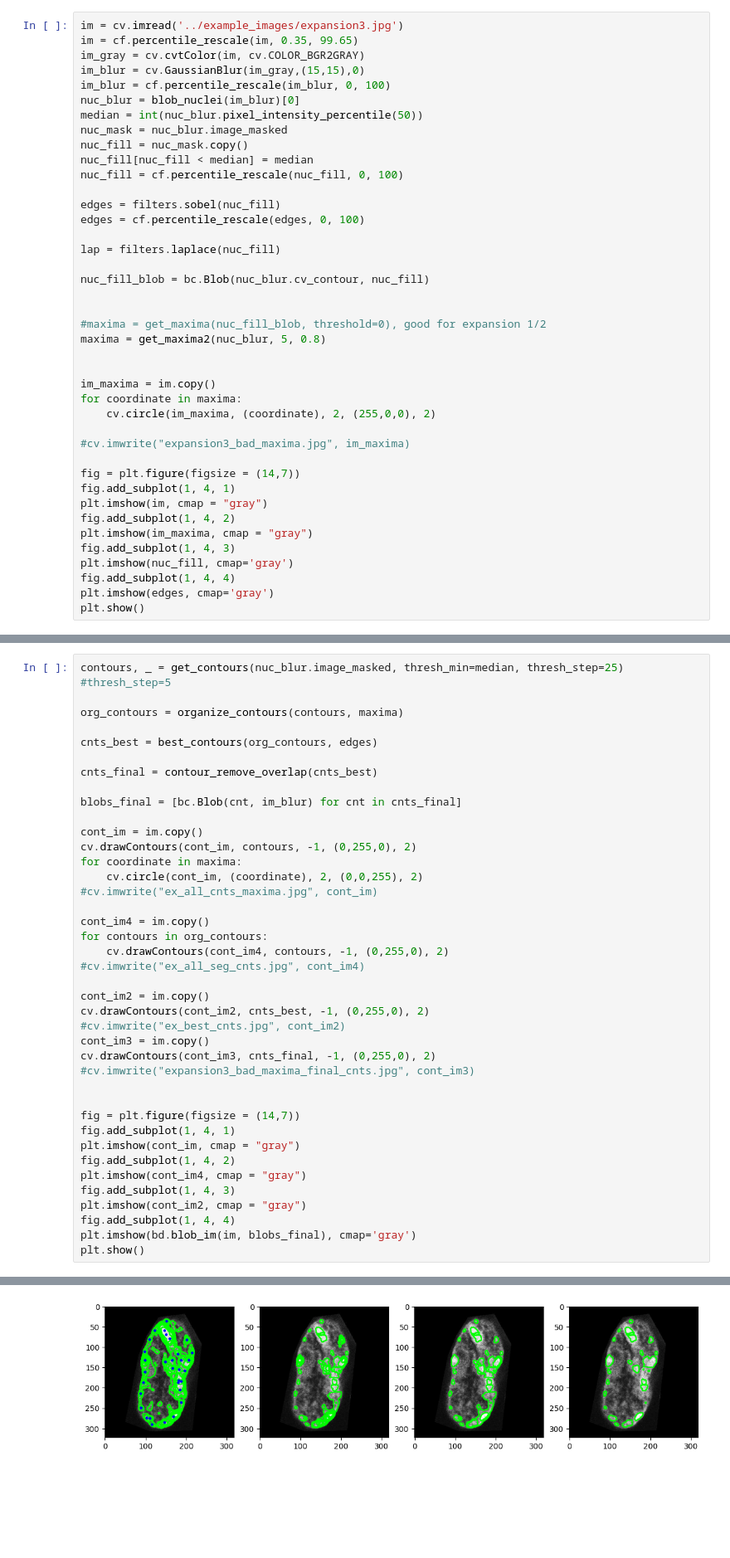
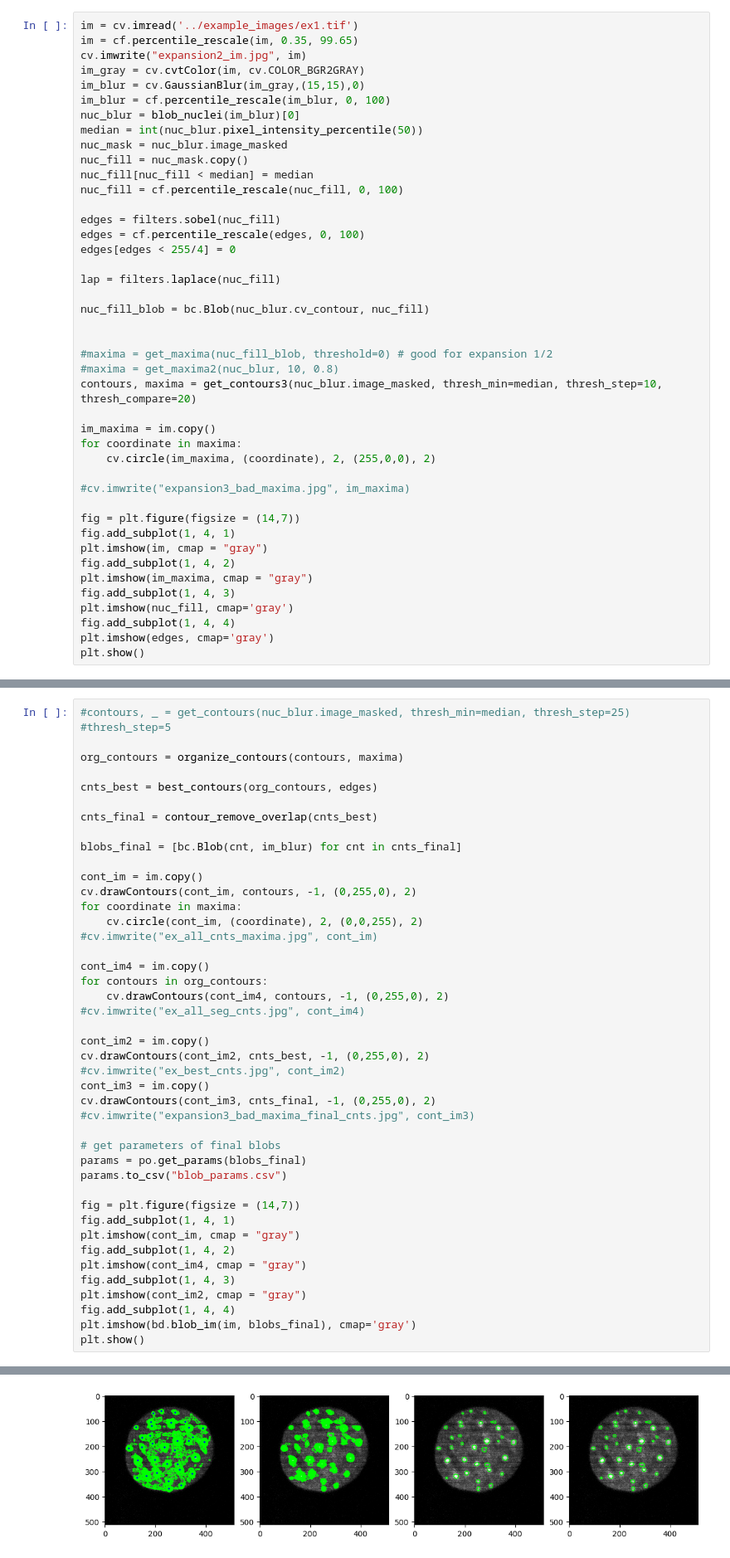
Before and after one commit to KurtisWinkler/aquaponcs, a Jupyter notebook: function_workflows/final2.ipynb, the cells around one changed output, grey strips where cells are left out. Shown at 83% size. Drawn from its saved outputs; the diff is of its cells as text; blank space fills up the shorter version.

```diff
--- a/function_workflows/final2.ipynb
+++ b/function_workflows/final2.ipynb
@@ -588,8 +654,9 @@ def organize_contours(contours, coords): #image): #min_distance):
 
     return contour_list
 # %%
-im = cv.imread('../example_images/expansion3.jpg')
+im = cv.imread('../example_images/ex1.tif')
 im = cf.percentile_rescale(im, 0.35, 99.65)
+cv.imwrite("expansion2_im.jpg", im)
 im_gray = cv.cvtColor(im, cv.COLOR_BGR2GRAY)
 im_blur = cv.GaussianBlur(im_gray,(15,15),0)
 im_blur = cf.percentile_rescale(im_blur, 0, 100)
@@ -602,15 +669,16 @@ nuc_fill = cf.percentile_rescale(nuc_fill, 0, 100)
 
 edges = filters.sobel(nuc_fill)
 edges = cf.percentile_rescale(edges, 0, 100)
+edges[edges < 255/4] = 0
 
 lap = filters.laplace(nuc_fill)
 
 nuc_fill_blob = bc.Blob(nuc_blur.cv_contour, nuc_fill)
 
 
-#maxima = get_maxima(nuc_fill_blob, threshold=0), good for expansion 1/2
-maxima = get_maxima2(nuc_blur, 5, 0.8)
-
+#maxima = get_maxima(nuc_fill_blob, threshold=0) # good for expansion 1/2
+#maxima = get_maxima2(nuc_blur, 10, 0.8)
+contours, maxima = get_contours3(nuc_blur.image_masked, thresh_min=median, thresh_step=10, thresh_compare=20)
 
 im_maxima = im.copy()
 for coordinate in maxima:
@@ -633,5 +703,5 @@ plt.show()
 # %%
-contours, _ = get_contours(nuc_blur.image_masked, thresh_min=median, thresh_step=25) #thresh_step=5
+#contours, _ = get_contours(nuc_blur.image_masked, thresh_min=median, thresh_step=25) #thresh_step=5
 
 org_contours = organize_contours(contours, maxima)
 
@@ -659,6 +729,9 @@ cont_im3 = im.copy()
 cv.drawContours(cont_im3, cnts_final, -1, (0,255,0), 2)
 #cv.imwrite("expansion3_bad_maxima_final_cnts.jpg", cont_im3)
 
+# get parameters of final blobs
+params = po.get_params(blobs_final)
+params.to_csv("blob_params.csv")
 
 fig = plt.figure(figsize = (14,7))
 fig.add_subplot(1, 4, 1)
@@ -675,4 +748,4 @@ plt.show()
-[figure, old version]
+[figure, new version]
 # %%
 blob_mean_int = np.mean([blob.pixel_intensity_mean for blob in blobs_final])
 blob_mean_std = np.std([blob.pixel_intensity_mean for blob in blobs_final])
```
Also changed, not shown: parts of 8 cells of this notebook.
